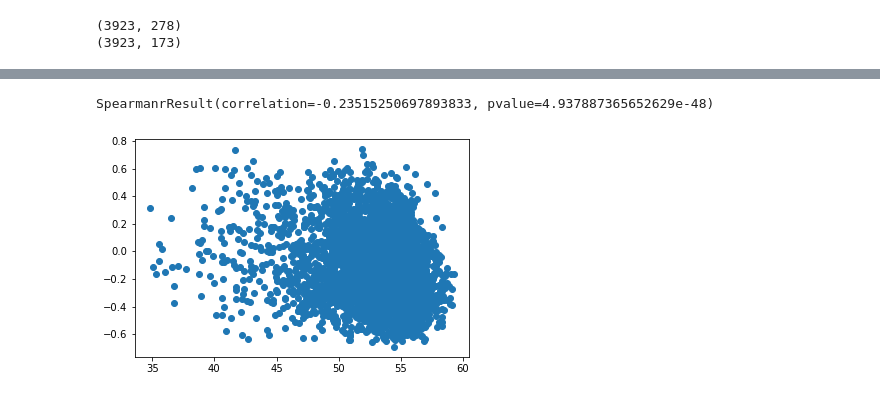
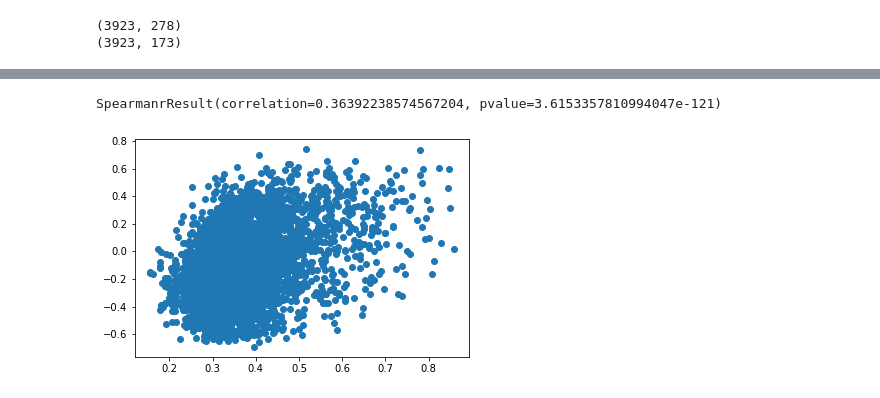
Before and after one commit to adamhockenberry/Growth-expression-translation, a Jupyter notebook: Code/scratch_AJH.ipynb, the cells around one changed output, grey strips where cells are left out. Saved outputs shown, nothing was run; the diff lists cells and outputs as text; code cells hidden in the pictures.

```diff
--- a/Code/scratch_AJH.ipynb
+++ b/Code/scratch_AJH.ipynb
@@ -9,5 +11,5 @@ import matplotlib.pyplot as plt
 # %%
-metadata_df = pd.read_excel('./41467_2019_13483_MOESM4_ESM.xlsx', sheet_name='Metadata')
+metadata_df = pd.read_excel(rnaseq_file, sheet_name='Metadata')
 print(metadata_df.shape)
 metadata_df = metadata_df[metadata_df['Growth Rate (1/hr)'].isnull() == False]
 print(metadata_df.shape)
@@ -21,7 +23,7 @@ print(metadata_df.shape)
 (179, 26)
 (173, 26)
 # %%
-expression_df = pd.read_excel('./41467_2019_13483_MOESM4_ESM.xlsx', sheet_name='Expression Data', index_col=0)
+expression_df = pd.read_excel(rnaseq_file, sheet_name='Expression Data', index_col=0)
 print(expression_df.shape)
 expression_df = expression_df[metadata_df['Sample ID']]
 print(expression_df.shape)
@@ -75,4 +59,7 @@ tempy.sort(key=lambda x: x[1])
 # %%
 tempy
 # %%
-other_df = pd.read_csv('../Phage_translation/Data/562_associated_data/ecoli.combined.tsv', sep='\t', index_col=7)
+other_df = pd.read_csv('../Data/ecoli_info/temp_ecoli_master_table.tsv', sep='\t', index_col=0)
+other_df = other_df[other_df['CAI'].isnull()==False]
+print(other_df.shape)
+# other_df = pd.read_csv('../Phage_translation/Data/562_associated_data/ecoli.combined.tsv', sep='\t', index_col=7)
@@ -96,14 +100,14 @@ tempy = []
 listy_a = []
 listy_b = []
 for column in expression_df.columns:
-    a, b, c, d, e = stats.linregress(other_df['sec_struct'], expression_df[column])
-    listy_a.append(c)
+#     a, b, c, d, e = stats.linregress(other_df['CAI'], expression_df[column])
+#     listy_a.append(c)
+#     listy_b.append(metadata_df[metadata_df['Sample ID']==column].iloc[0]['Growth Rate (1/hr)'])
+#     tempy.append((column, rho, p))
+    rho, p = stats.spearmanr(other_df['CAI'], expression_df[column])
+    listy_a.append(rho)
     listy_b.append(metadata_df[metadata_df['Sample ID']==column].iloc[0]['Growth Rate (1/hr)'])
     tempy.append((column, rho, p))
-#     rho, p = stats.spearmanr(other_df['iCUB'], expression_df[column])
-#     listy_a.append(rho)
-#     listy_b.append(metadata_df[metadata_df['Sample ID']==column].iloc[0]['Growth Rate (1/hr)'])
-#     tempy.append((column, rho, p))
 tempy.sort(key=lambda x: x[1])
 # %%
 fig, ax = plt.subplots()
@@ -141,11 +148,11 @@ for index in expression_df.index:
 other_df['hunch'] = listy
 # %%
 fig, ax = plt.subplots()
-ax.scatter(other_df['iCUB'], other_df['hunch'])
-print(stats.spearmanr(other_df['iCUB'], other_df['hunch']))
+ax.scatter(other_df['CAI'], other_df['hunch'])
+print(stats.spearmanr(other_df['CAI'], other_df['hunch']))
 # %% [output]
-SpearmanrResult(correlation=-0.23515250697893833, pvalue=4.937887365652629e-48)
+SpearmanrResult(correlation=0.36392238574567204, pvalue=3.6153357810994047e-121)
-[figure, old version]
+[figure, new version]
 # %%
 fig, ax = plt.subplots()
 ax.scatter(other_df['Start_accessibility'], other_df['hunch'])
```
Also changed, not shown: parts of 11 cells of this notebook, 8 other files.
